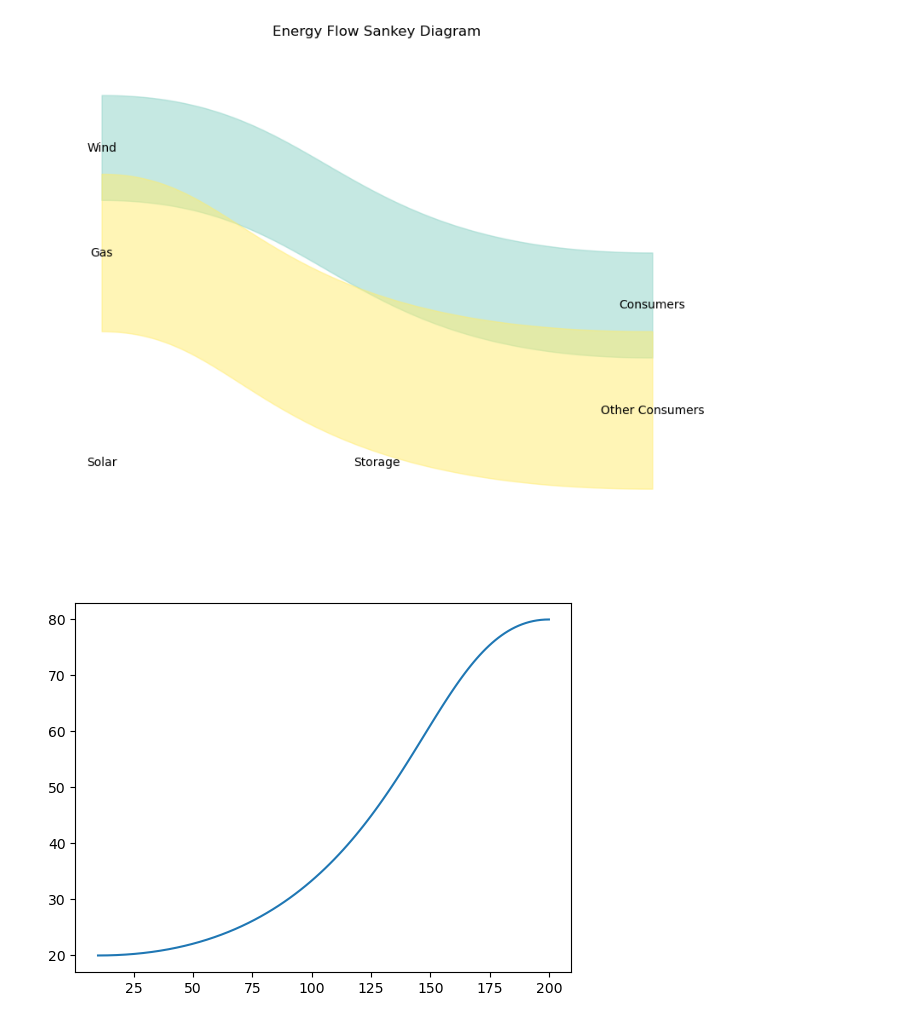
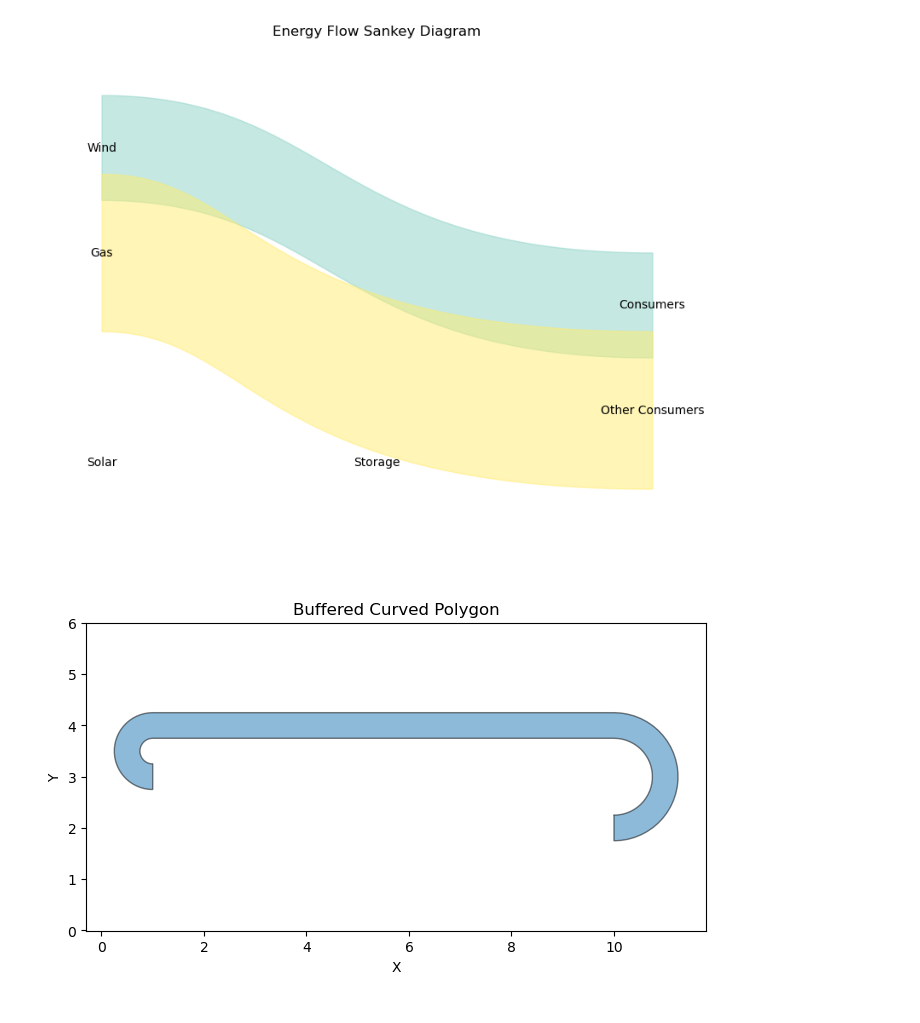
Before and after one commit to LukasFrankenQ/GBPower, a Jupyter notebook: notebooks/money_flow.ipynb, the cells around one changed output. Cells and saved outputs as stored; diff of their text form; code cells hidden in the pictures.

```diff
--- a/notebooks/money_flow.ipynb
+++ b/notebooks/money_flow.ipynb
@@ -180,9 +266,20 @@ dtype: float64
+# %%
+def get_positive_cost_total(costs, mode):
+    part1 = costs.loc[idx['wholesale', 'north', mode]].sum()
+    part2 = costs.loc[idx['wholesale', 'south', mode]].sum()
+
+    ss = costs.loc[idx[:, 'socialised', mode]]
+    part3 = ss.loc[ss > 0].sum()
+
+    return part1 + part2 + part3
 # %%
 def get_consumer_box_limits(costs, mode, gap):
 
     box1 = costs.loc[idx['wholesale', 'north', mode]].sum()
     box2 = costs.loc[idx['wholesale', 'south', mode]].sum()
-    box3 = costs.loc[idx[:, 'socialised', mode]].sum()
+
+    ss = costs.loc[idx[:, 'socialised', mode]]
+    box3 = ss.loc[ss > 0].sum()
 
     total = box1 + box2 + box3
 
@@ -197,7 +294,11 @@ def get_consumer_box_limits(costs, mode, gap):
     box2_lower = box2_upper - box2
 
     box3_upper = box2_lower - gap
+
     box3_lower = box3_upper - box3
+
+    if mode == 'zonal':
+        box3_lower = box3_lower - abs(costs.loc[idx['congestion_rent', :, mode]].sum()) / total
 
     return (
         (box1_upper, box1_lower),
@@ -326,7 +431,7 @@ def prepare_plot_data(mode):
     rev = rev.sort_index()
 
     rev_lowers, rev_uppers = get_generator_box_limits(rev, gap)
-    rev_flows = rev.copy() / rev.sum()
+    rev_flows = rev.copy() / rev.abs().sum()
 
     return con_n, con_s, soc, rev_lowers, rev_uppers, rev_flows, rev.sum()
 # %%
@@ -347,7 +452,7 @@ color_mapper = {
     'bids': color_dict['bid_cost'],
     'offers': color_dict['offer_cost'],
     'wholesale': color_dict['wholesale'],
-    'congestion_rents': color_dict['congestion_rent']
+    'congestion_rent': color_dict['congestion_rent']
 }
 # %%
 fig, axs = plt.subplots(1, 2, figsize=(13, 8))
@@ -697,21 +891,25 @@ ax.set_title('Energy Flow Sankey Diagram')
 plt.show()
 # %% [output]
 [figure]
-# %%
-import numpy as np
-
-
-# Example usage:
-if __name__ == "__main__":
-    start_point = (10, 20)
-    end_point = (200, 80)
-    turning_ratio = 0.7  # symmetric turning point along the x-axis
-    bezier_points = create_bezier_curve(start_point, end_point, turning_ratio, num_samples=100)
-
-
-    x = bezier_points[:,0]
-    y = bezier_points[:,1]
-
-    plt.plot(x, y)
-# %% [output]
-[figure, removed]
+# %%
+
+# Example usage:
+if __name__ == '__main__':
+    start = (1, 3)
+    end = (10, 2)
+    buffer_distance = 0.5  # How much to buffer (i.e. the “thickness” around the curve)
+    height = 4
+
+    poly = create_curved_polygon(start, end, height, buffer_distance, resolution=30)
+
+    # Plotting the buffered polygon:
+    xs, ys = poly.exterior.xy
+    plt.figure(figsize=(8, 4))
+    plt.fill(xs, ys, alpha=0.5, edgecolor='k')
+    plt.title('Buffered Curved Polygon')
+    plt.xlabel('X')
+    plt.ylabel('Y')
+    plt.axis('equal')
+    plt.show()
+# %% [output]
+[figure, added]
```
Also changed, not shown: parts of 22 cells of this notebook.
